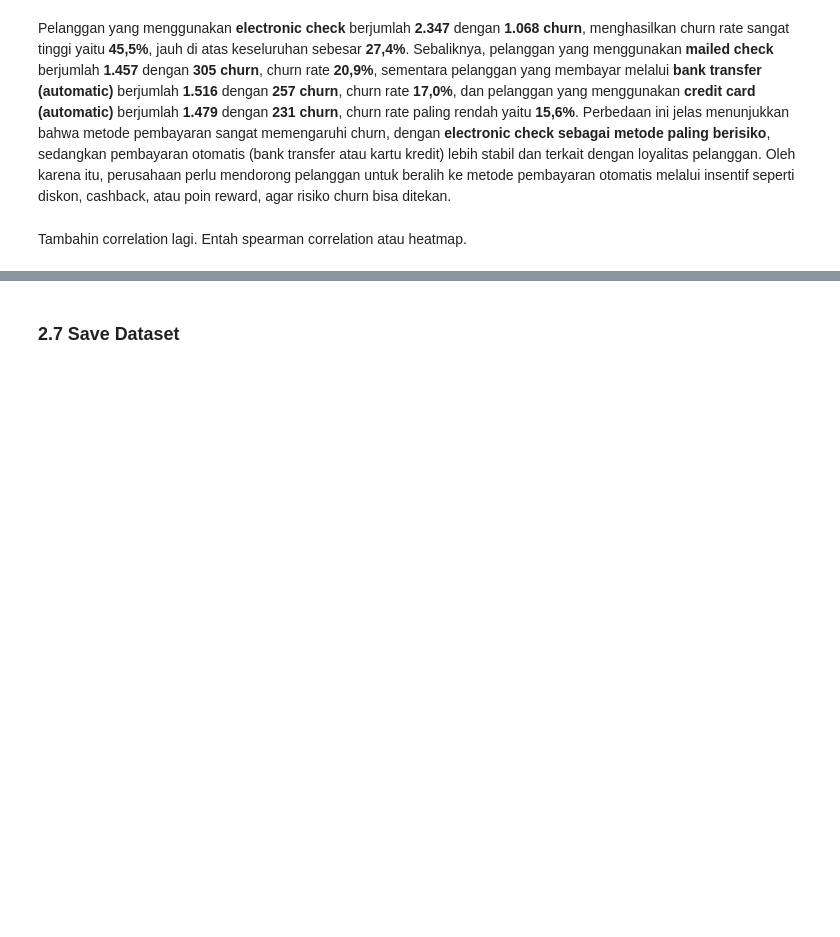
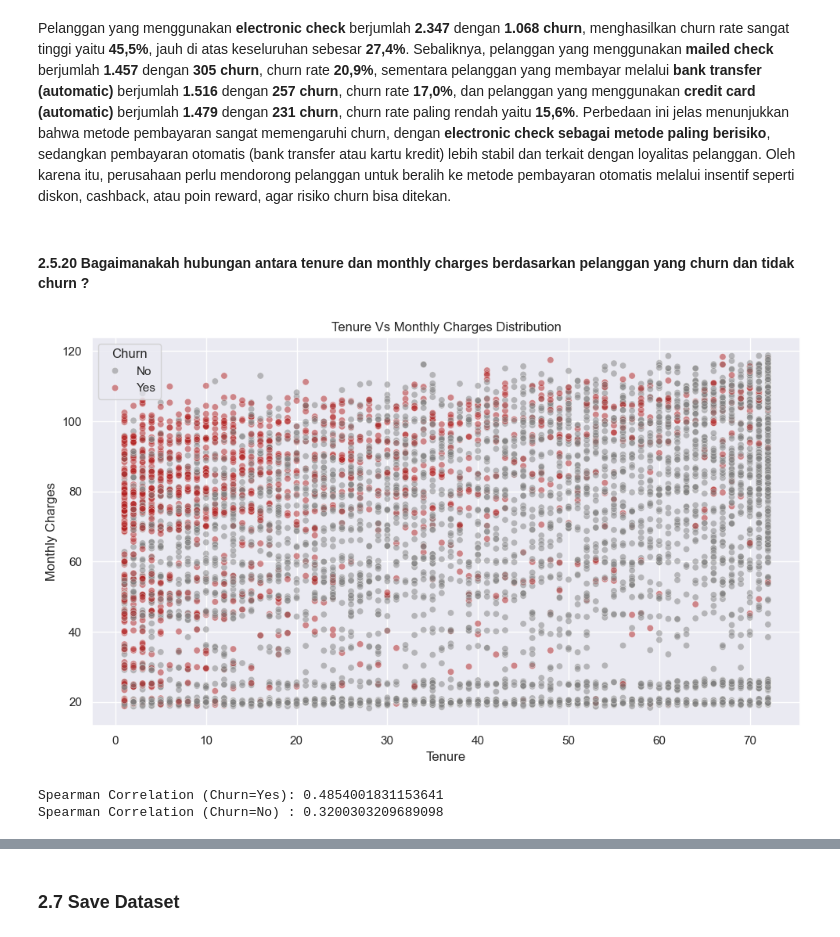
Before and after one commit to hansdarmawann/AlphaGroup_JC_DS_FT_BSD_26_FinalProject, a Jupyter notebook: Notebook/Section 2.ipynb, the cells around one changed output, grey strips where cells are left out. Drawn from its saved outputs; the diff is of its cells as text; code cells hidden in the pictures; blank space fills up the shorter version.

Commit message:
Re-add correlation and scatter.

```diff
--- a/Notebook/Section 2.ipynb
+++ b/Notebook/Section 2.ipynb
@@ -1191,5 +1257,17 @@ plot_stacked_bar_churn_subplot(df, 'PaymentMethod',
 | Credit card (automatic) | 1479 | 231 | 15.6% |
 # %% [markdown]
 Pelanggan yang menggunakan **electronic check** berjumlah **2.347** dengan **1.068 churn**, menghasilkan churn rate sangat tinggi yaitu **45,5%**, jauh di atas keseluruhan sebesar **27,4%**. Sebaliknya, pelanggan yang menggunakan **mailed check** berjumlah **1.457** dengan **305 churn**, churn rate **20,9%**, sementara pelanggan yang membayar melalui **bank transfer (automatic)** berjumlah **1.516** dengan **257 churn**, churn rate **17,0%**, dan pelanggan yang menggunakan **credit card (automatic)** berjumlah **1.479** dengan **231 churn**, churn rate paling rendah yaitu **15,6%**. Perbedaan ini jelas menunjukkan bahwa metode pembayaran sangat memengaruhi churn, dengan **electronic check sebagai metode paling berisiko**, sedangkan pembayaran otomatis (bank transfer atau kartu kredit) lebih stabil dan terkait dengan loyalitas pelanggan. Oleh karena itu, perusahaan perlu mendorong pelanggan untuk beralih ke metode pembayaran otomatis melalui insentif seperti diskon, cashback, atau poin reward, agar risiko churn bisa ditekan.
-# %% [markdown]
-Tambahin correlation lagi. Entah spearman correlation atau heatmap.
+# %% [markdown]
+#### 2.5.20 Bagaimanakah hubungan antara tenure dan monthly charges berdasarkan pelanggan yang churn dan tidak churn ?
+# %%
+# Mapping Target
+df['Churn'] = df['Churn'].map({'Yes' : 1, 'No':0})
+
+# Mapping Column SeniorCitizen
+df['SeniorCitizen'] = df['SeniorCitizen'].map({0: 'No', 1: 'Yes'})
+
+plot_scatter_churn(df, 'tenure', 'MonthlyCharges')
+# %% [output]
+[figure, added]
+Spearman Correlation (Churn=Yes): 0.4854001831153641
+Spearman Correlation (Churn=No) : 0.3200303209689098
```
Also changed, not shown: parts of 9 cells of this notebook, 1 other file.
